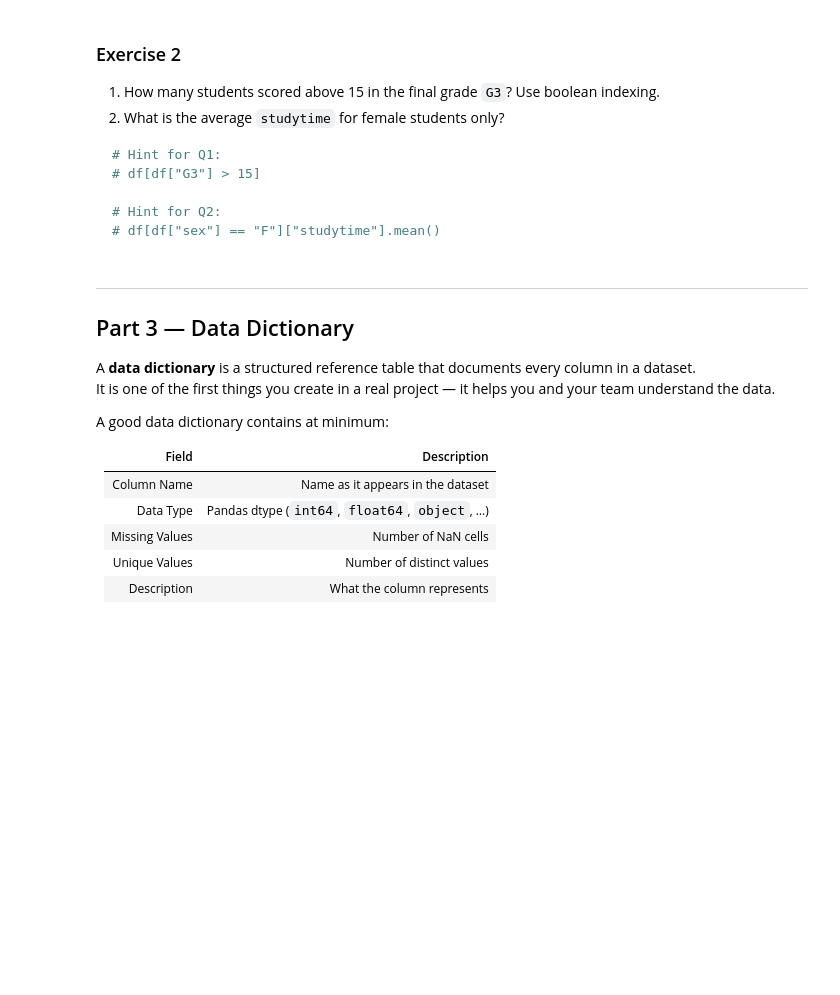
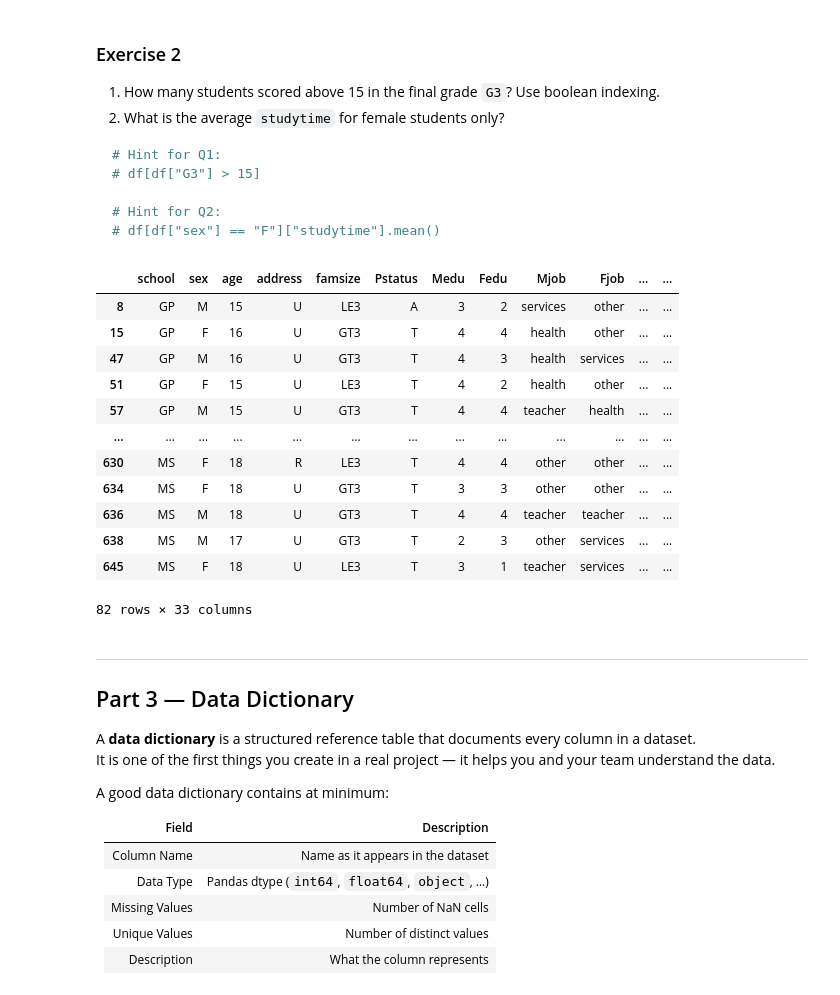
Before and after one commit to sahibshakhayev/IntroToDS, a Jupyter notebook: Solved/LB_1.ipynb, the cells around one changed output. Drawn from its saved outputs; the diff is of its cells as text; code cells hidden in the pictures; blank space fills up the shorter version.

```diff
--- a/Solved/LB_1.ipynb
+++ b/Solved/LB_1.ipynb
@@ -344,3 +342,19 @@ Name: count, dtype: int64
+# %%
+df[df["G3"] > 15]
+# %% [output]
+|  | school | sex | age | address | famsize | Pstatus | Medu | Fedu | Mjob | Fjob | ... | ... |
+| 8 | GP | M | 15 | U | LE3 | A | 3 | 2 | services | other | ... | ... |
+| 15 | GP | F | 16 | U | GT3 | T | 4 | 4 | health | other | ... | ... |
+| 47 | GP | M | 16 | U | GT3 | T | 4 | 3 | health | services | ... | ... |
+| 51 | GP | F | 15 | U | LE3 | T | 4 | 2 | health | other | ... | ... |
+| 57 | GP | M | 15 | U | GT3 | T | 4 | 4 | teacher | health | ... | ... |
+| ... | ... | ... | ... | ... | ... | ... | ... | ... | ... | ... | ... | ... |
+| 630 | MS | F | 18 | R | LE3 | T | 4 | 4 | other | other | ... | ... |
+| 634 | MS | F | 18 | U | GT3 | T | 3 | 3 | other | other | ... | ... |
+| 636 | MS | M | 18 | U | GT3 | T | 4 | 4 | teacher | teacher | ... | ... |
+| 638 | MS | M | 17 | U | GT3 | T | 2 | 3 | other | services | ... | ... |
+| 645 | MS | F | 18 | U | LE3 | T | 3 | 1 | teacher | services | ... | ... |
+82 rows × 33 columns
 # %% [markdown]
 ---
 ## Part 3 — Data Dictionary
```
Also changed, not shown: parts of 1 cell of this notebook.
